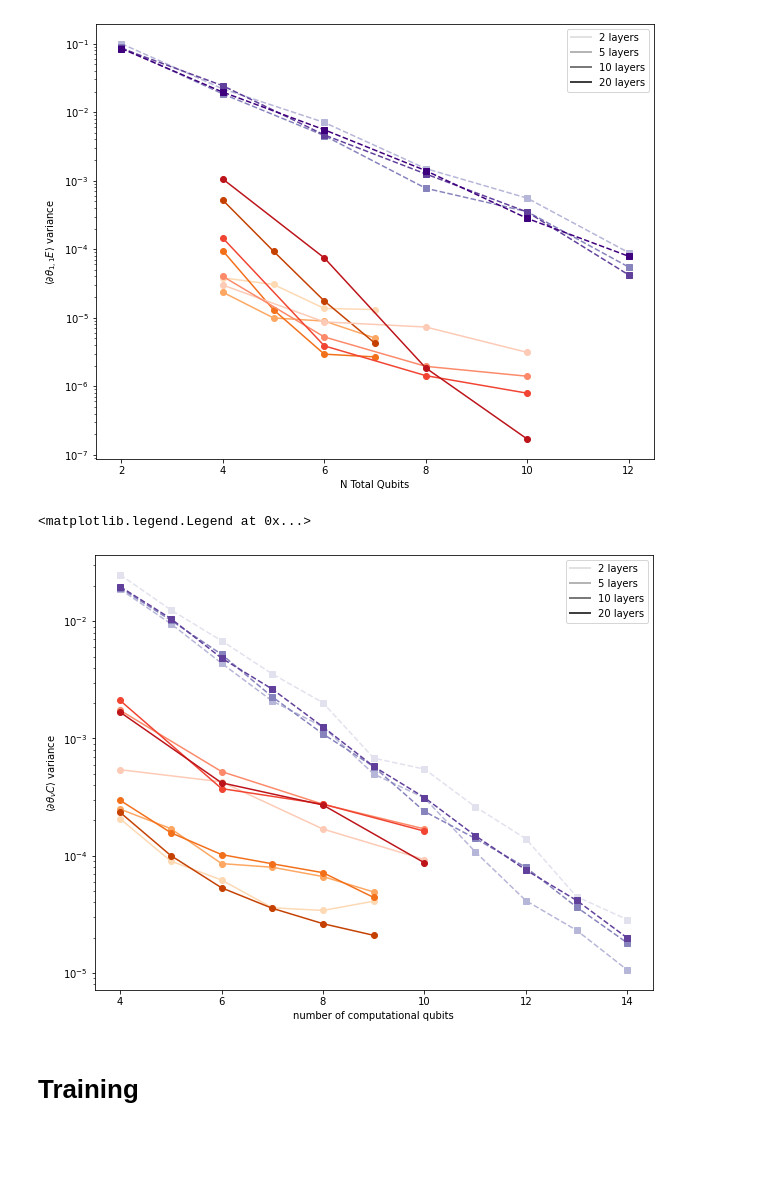
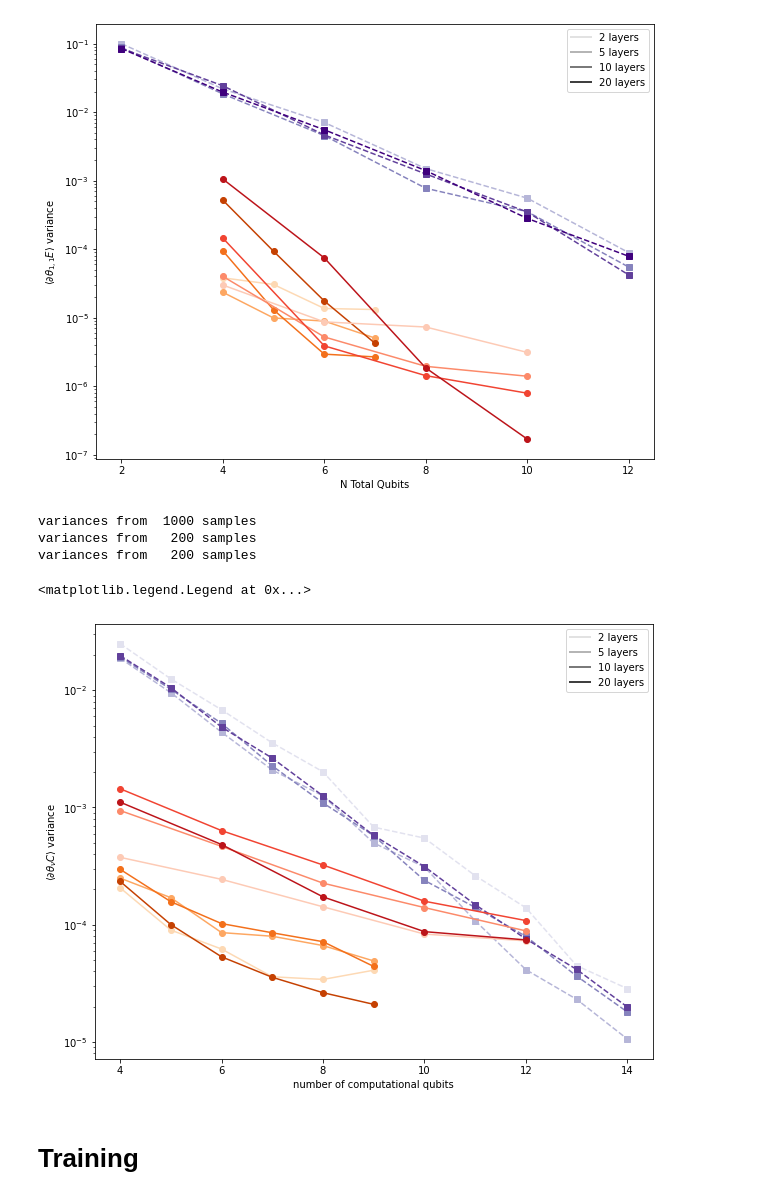
Before and after one commit to SimonCichy/barren-gadgets, a Jupyter notebook: plotting/relevant_results_new_gadgets.ipynb, the cells around one changed output. Saved outputs shown, nothing was run; the diff lists cells and outputs as text; code cells hidden in the pictures; blank space fills up the shorter version.

Commit message:
variances up to 12 qubits (4-local)
Adding the results of the variance calculations for the 4-local gadget up to 12 qubits

```diff
--- a/plotting/relevant_results_new_gadgets.ipynb
+++ b/plotting/relevant_results_new_gadgets.ipynb
@@ -104,36 +105,40 @@ def get_vars_for_plot(file, max_qubit=np.inf):
 # %%
 file_comp = data_folder + 'gradients/220711_qmio/gradients_nr0002.npz'
 # file_gad3 = data_folder + 'gradients/220712_euler/gradients_nr0002.npz'
 file_gad3 = data_folder + 'gradients/220713_euler/gradients_merge_nr0001.npz'
-file_gad4 = data_folder + 'gradients/220712_euler/gradients_nr0004.npz'
+# file_gad4 = data_folder + 'gradients/220712_euler/gradients_nr0004.npz'
+file_gad4 = data_folder + 'gradients/220716_euler/gradients_nr0001.npz'
 
 plt.rcParams["figure.figsize"] = 10, 8
 fig, ax = plt.subplots(num=2, clear=True)
 
 qubits_list, norms_list, variances_list = get_vars_for_plot(file_comp)
 for line in range(len(variances_list)):
     normalized_variances = variances_list[line]/norms_list**2
     ax.semilogy(qubits_list, normalized_variances, "--s", c=colours[0][line])
 
 qubits_list, norms_list, variances_list = get_vars_for_plot(file_gad3)
 for line in range(len(variances_list)):
     normalized_variances = variances_list[line]/norms_list**2
     ax.semilogy(qubits_list, normalized_variances, "-o", c=colours[2][line])
 
-qubits_list, norms_list, variances_list = get_vars_for_plot(file_gad4, max_qubit=10)
+qubits_list, norms_list, variances_list = get_vars_for_plot(file_gad4, max_qubit=12)
 for line in range(len(variances_list)):
     normalized_variances = variances_list[line]/norms_list**2
     ax.semilogy(qubits_list, normalized_variances, "-o", c=colours[3][line])
 
 ax.set_xlabel(r"number of computational qubits")
 ax.set_ylabel(r"$\langle \partial \theta_{\nu} C\rangle$ variance")
 ax.xaxis.set_major_locator(MaxNLocator(integer=True))
 
 custom_lines = [Line2D([0], [0], color=colours[-1][nl], lw=2) for nl in range(len(layers_list))]
 ax.legend(custom_lines, ['{} layers'.format(num_layers) for num_layers in layers_list])
 # %% [output]
-<matplotlib.legend.Legend at 0x...>
+variances from  1000 samples
+variances from   200 samples
+variances from   200 samples
+<matplotlib.legend.Legend at 0x...>
-[figure, old version]
+[figure, new version]
 # %% [markdown]
 Training
 =======
```
Also changed, not shown: parts of 1 cell of this notebook.
